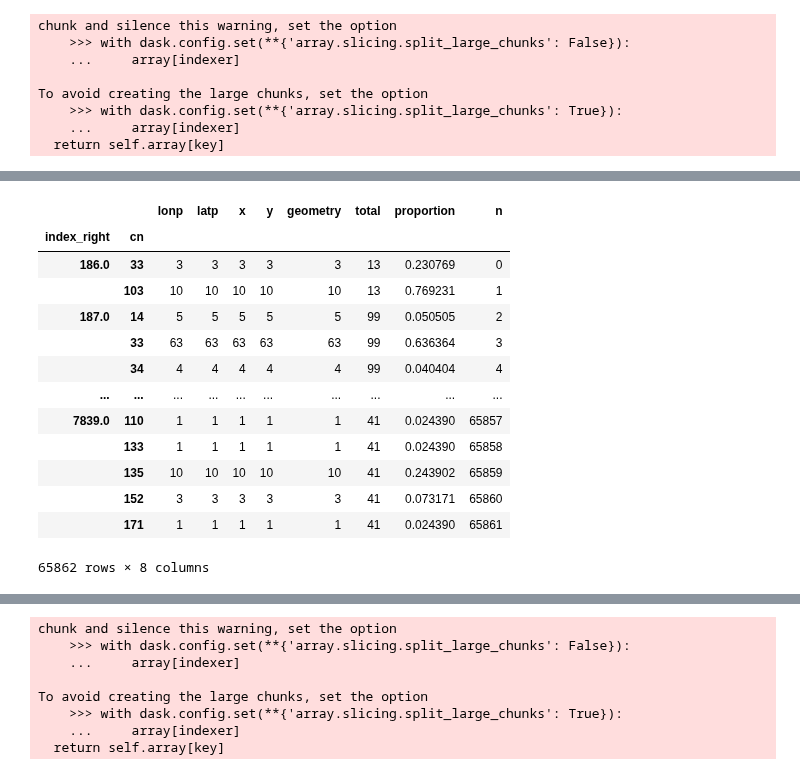
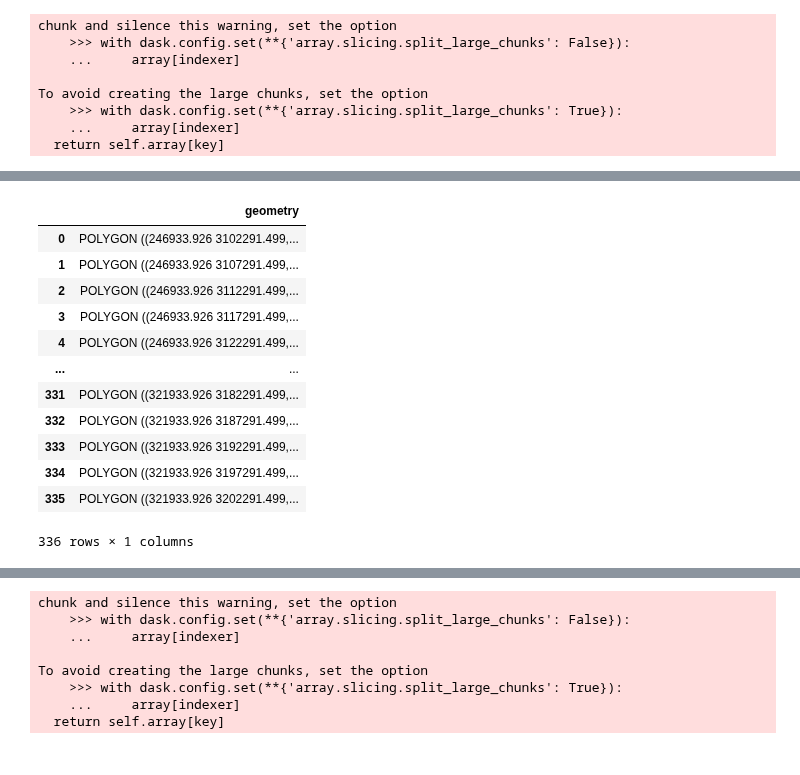
Before and after one commit to jacobqs/MST-Himalaya, a Jupyter notebook: notebooks/topo.ipynb, the cells around one changed output, grey strips where cells are left out. Saved outputs shown, nothing was run; the diff lists cells and outputs as text; code cells hidden in the pictures.

```diff
--- a/notebooks/topo.ipynb
+++ b/notebooks/topo.ipynb
@@ -81,0 +247,19 @@ df['y'] = y
+# %%
+# Compute the weights as the proportion of 'cn' values in each cell in the coarser grid
+coarse_ds = new_dataset.coarsen(x=1000, y=1000, boundary='trim').mean()
+weights = coarse_ds.cn.count() / new_dataset.cn.count()
+weights = np.expand_dims(weights, axis=-1) # add 'cn' dimension to weights
+
+# Apply the weighted mean function to each cell in the coarser grid
+regridded_ds = xr.apply_ufunc(
+    weighted_mean,
+    new_dataset.mapped_data,
+    weights,
+    input_core_dims=[['cn'], ['cn']],
+    output_core_dims=[['t', 'x', 'y']],
+    dask='parallelized',
+    output_dtypes=[new_dataset.mapped_data.dtype]
+)
+
+# Assign the new variable to the dataset
+ds['regridded_data'] = regridded_ds
@@ -101,6 +353,22 @@ for x0 in np.arange(xmin, xmax+cell_size, cell_size ):
         ys.append((y1-y0)/2 + y0)
 cell = gpd.GeoDataFrame(grid_cells, columns=['geometry'],
                                  crs=crs)
+# %%
+cell
+# %% [output]
+|  | geometry |
+| 0 | POLYGON ((246933.926 3102291.499,... |
+| 1 | POLYGON ((246933.926 3107291.499,... |
+| 2 | POLYGON ((246933.926 3112291.499,... |
+| 3 | POLYGON ((246933.926 3117291.499,... |
+| 4 | POLYGON ((246933.926 3122291.499,... |
+| ... | ... |
+| 331 | POLYGON ((321933.926 3182291.499,... |
+| 332 | POLYGON ((321933.926 3187291.499,... |
+| 333 | POLYGON ((321933.926 3192291.499,... |
+| 334 | POLYGON ((321933.926 3197291.499,... |
+| 335 | POLYGON ((321933.926 3202291.499,... |
+336 rows × 1 columns
 # %%
 # ax = gdf.plot(markersize=.1, figsize=(12, 8), column='cn', cmap='jet')
 # plt.autoscale(False)
@@ -126,20 +394,3 @@ grouped_cn = [i[1] for i in grouped_df.index]
 proportions = grouped_df['proportion'].values
 # %%
 grouped_df['n'] = np.arange(len(grouped_df))
-# %%
-grouped_df
-# %% [output]
-|  |  | lonp | latp | x | y | geometry | total | proportion | n |
-| index_right | cn |  |  |  |  |  |  |  |  |
-| 186.0 | 33 | 3 | 3 | 3 | 3 | 3 | 13 | 0.230769 | 0 |
-|  | 103 | 10 | 10 | 10 | 10 | 10 | 13 | 0.769231 | 1 |
-| 187.0 | 14 | 5 | 5 | 5 | 5 | 5 | 99 | 0.050505 | 2 |
-|  | 33 | 63 | 63 | 63 | 63 | 63 | 99 | 0.636364 | 3 |
-|  | 34 | 4 | 4 | 4 | 4 | 4 | 99 | 0.040404 | 4 |
-| ... | ... | ... | ... | ... | ... | ... | ... | ... | ... |
-| 7839.0 | 110 | 1 | 1 | 1 | 1 | 1 | 41 | 0.024390 | 65857 |
-|  | 133 | 1 | 1 | 1 | 1 | 1 | 41 | 0.024390 | 65858 |
-|  | 135 | 10 | 10 | 10 | 10 | 10 | 41 | 0.243902 | 65859 |
-|  | 152 | 3 | 3 | 3 | 3 | 3 | 41 | 0.073171 | 65860 |
-|  | 171 | 1 | 1 | 1 | 1 | 1 | 41 | 0.024390 | 65861 |
-65862 rows × 8 columns
```
Also changed, not shown: parts of 49 cells of this notebook.
